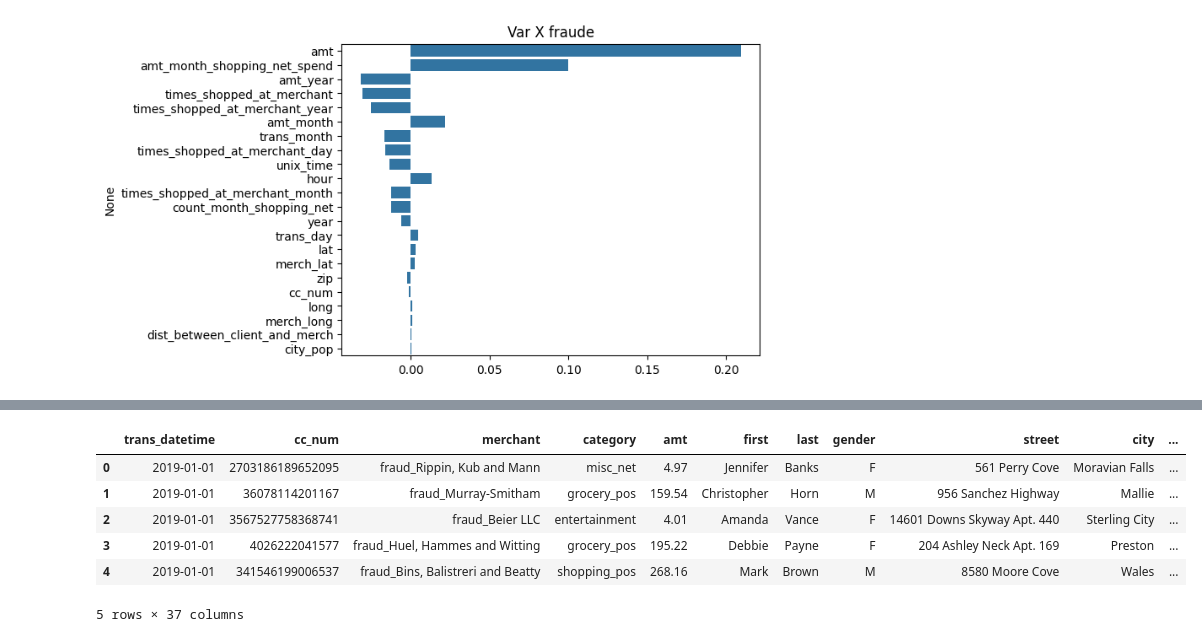
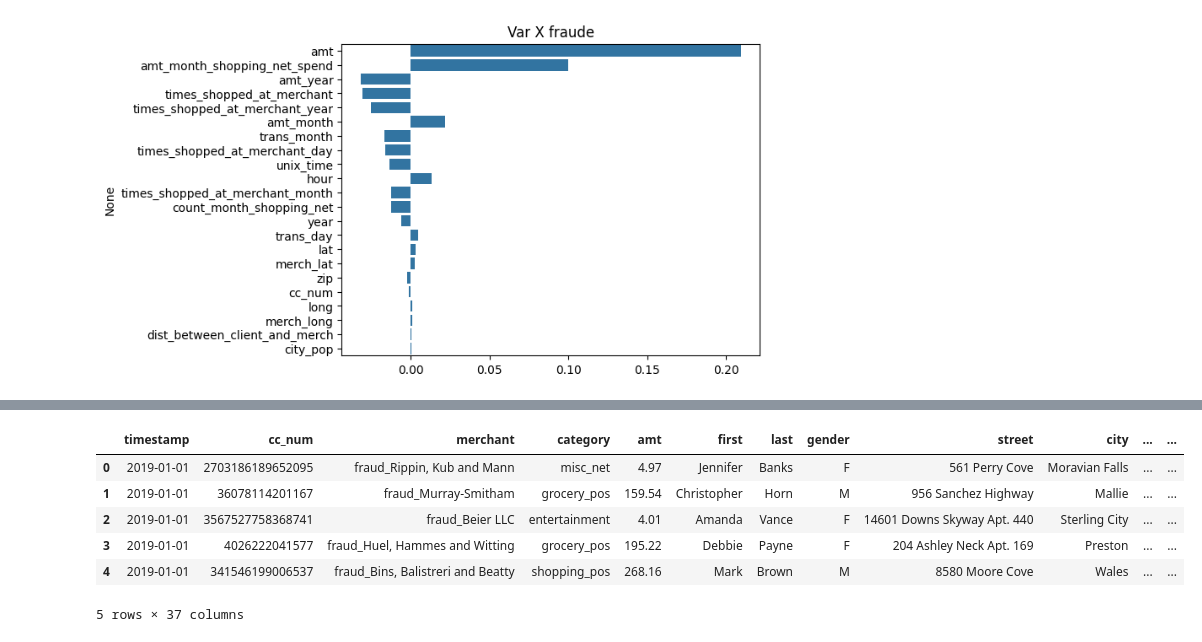
Before and after one commit to AleMar21430/Plus-TI-1, a Jupyter notebook: Engineering.ipynb, the cells around one changed output, grey strips where cells are left out. Cells and saved outputs as stored; diff of their text form; code cells hidden in the pictures.

```diff
--- a/Engineering.ipynb
+++ b/Engineering.ipynb
@@ -48,7 +49,7 @@ df = df[
 ].copy()
 
 # Create datetime column
-df['trans_datetime'] = pd.to_datetime({
+df['timestamp'] = pd.to_datetime({
 	'year': df['year'],
 	'month': df['trans_month'],
 	'day': df['trans_day'],
@@ -56,11 +57,11 @@ df['trans_datetime'] = pd.to_datetime({
 })
 
 # Sort by datetime
-df = df.sort_values(by='trans_datetime').reset_index(drop=True)
+df = df.sort_values(by='timestamp').reset_index(drop=True)
 
 # Optional: bring datetime column to the front
 cols = df.columns.tolist()
-cols.insert(0, cols.pop(cols.index('trans_datetime')))
+cols.insert(0, cols.pop(cols.index('timestamp')))
 df = df[cols]
 df.head()
 # %% [output]
@@ -76,17 +77,16 @@ entertainment_keywords = ['cinema', 'bar', 'concert', 'club', 'theater', 'entert
 # %%
 df['is_entertainment'] = df['category'].str.lower().fillna('').apply(
 	lambda x: any(keyword in x for keyword in entertainment_keywords)
 ) | df['merchant'].str.lower().fillna('').apply(
 	lambda x: any(keyword in x for keyword in entertainment_keywords)
 )
 
-entertainment_df = df
-entertainment_df.head()
+df.head()
 # %% [output]
-|  | trans_datetime | cc_num | merchant | category | amt | first | last | gender | street | city | ... |
-| 0 | 2019-01-01 | 2703186189652095 | fraud_Rippin, Kub and Mann | misc_net | 4.97 | Jennifer | Banks | F | 561 Perry Cove | Moravian Falls | ... |
-| 1 | 2019-01-01 | 36078114201167 | fraud_Murray-Smitham | grocery_pos | 159.54 | Christopher | Horn | M | 956 Sanchez Highway | Mallie | ... |
-| 2 | 2019-01-01 | 3567527758368741 | fraud_Beier LLC | entertainment | 4.01 | Amanda | Vance | F | 14601 Downs Skyway Apt. 440 | Sterling City | ... |
-| 3 | 2019-01-01 | 4026222041577 | fraud_Huel, Hammes and Witting | grocery_pos | 195.22 | Debbie | Payne | F | 204 Ashley Neck Apt. 169 | Preston | ... |
-| 4 | 2019-01-01 | 341546199006537 | fraud_Bins, Balistreri and Beatty | shopping_pos | 268.16 | Mark | Brown | M | 8580 Moore Cove | Wales | ... |
+|  | timestamp | cc_num | merchant | category | amt | first | last | gender | street | city | ... | ... |
+| 0 | 2019-01-01 | 2703186189652095 | fraud_Rippin, Kub and Mann | misc_net | 4.97 | Jennifer | Banks | F | 561 Perry Cove | Moravian Falls | ... | ... |
+| 1 | 2019-01-01 | 36078114201167 | fraud_Murray-Smitham | grocery_pos | 159.54 | Christopher | Horn | M | 956 Sanchez Highway | Mallie | ... | ... |
+| 2 | 2019-01-01 | 3567527758368741 | fraud_Beier LLC | entertainment | 4.01 | Amanda | Vance | F | 14601 Downs Skyway Apt. 440 | Sterling City | ... | ... |
+| 3 | 2019-01-01 | 4026222041577 | fraud_Huel, Hammes and Witting | grocery_pos | 195.22 | Debbie | Payne | F | 204 Ashley Neck Apt. 169 | Preston | ... | ... |
+| 4 | 2019-01-01 | 341546199006537 | fraud_Bins, Balistreri and Beatty | shopping_pos | 268.16 | Mark | Brown | M | 8580 Moore Cove | Wales | ... | ... |
 5 rows × 37 columns
```
Also changed, not shown: parts of 6 cells of this notebook, 1 other file.
